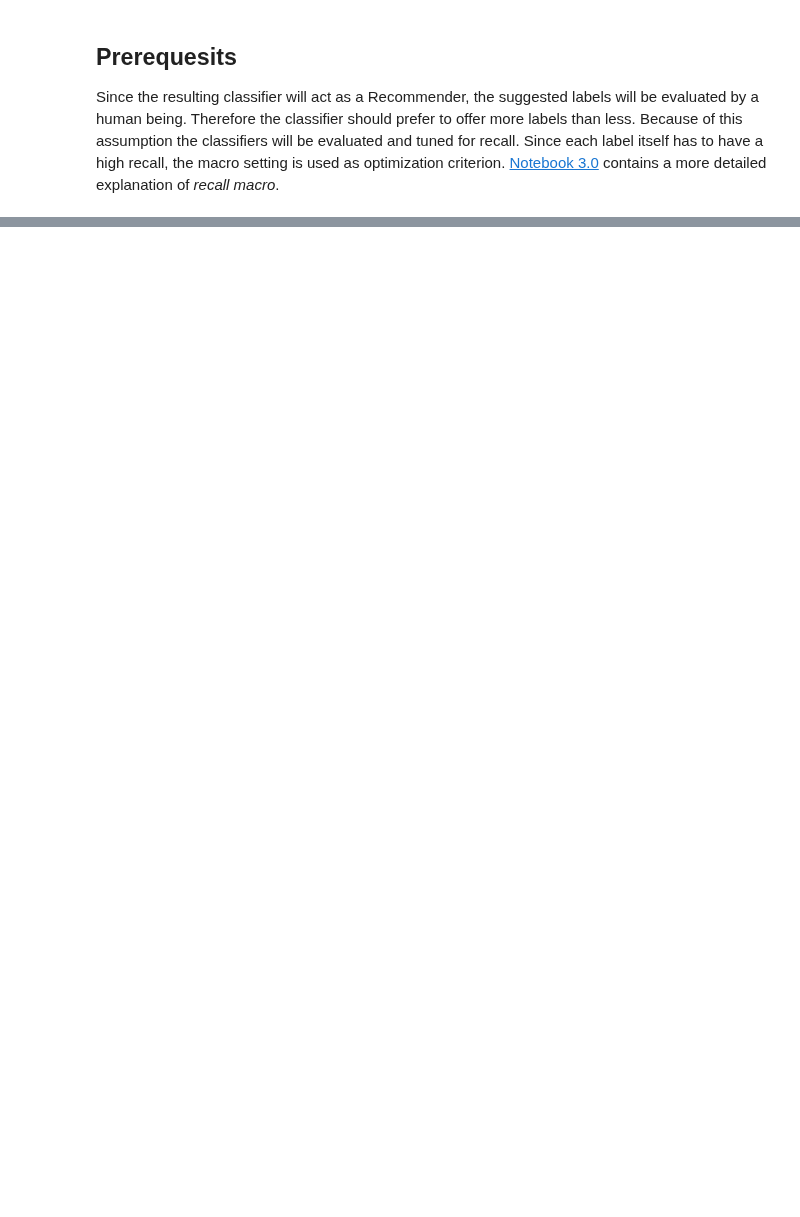
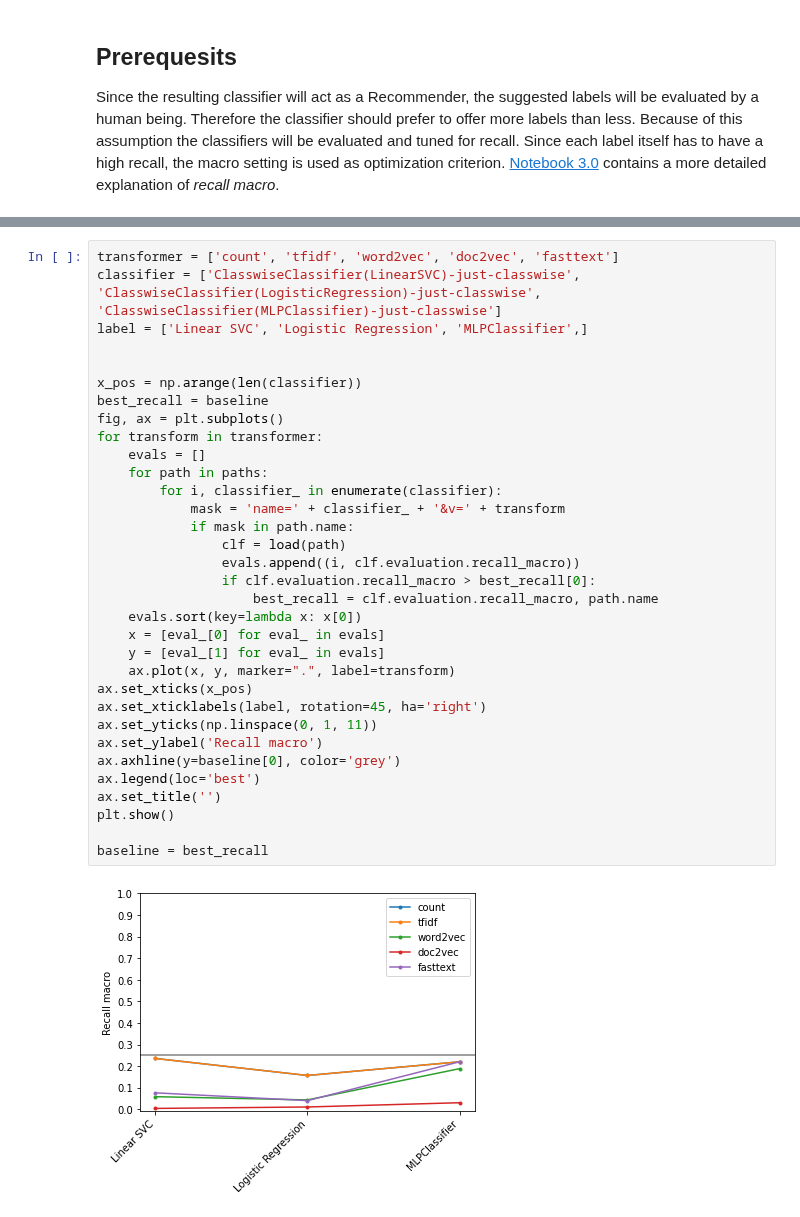
Before and after one commit to gefei-htw/academia_tag_recommender, a Jupyter notebook: notebooks/5.0-me-performance-comparison.ipynb, the cells around one changed output, grey strips where cells are left out. Drawn from its saved outputs; the diff is of its cells as text; blank space fills up the shorter version.

```diff
--- a/notebooks/5.0-me-performance-comparison.ipynb
+++ b/notebooks/5.0-me-performance-comparison.ipynb
@@ -40,0 +122,35 @@ Since the resulting classifier will act as a Recommender, the suggested labels w
+# %%
+transformer = ['count', 'tfidf', 'word2vec', 'doc2vec', 'fasttext']
+classifier = ['ClasswiseClassifier(LinearSVC)-just-classwise', 'ClasswiseClassifier(LogisticRegression)-just-classwise', 'ClasswiseClassifier(MLPClassifier)-just-classwise']
+label = ['Linear SVC', 'Logistic Regression', 'MLPClassifier',]
+
+
+x_pos = np.arange(len(classifier))
+best_recall = baseline
+fig, ax = plt.subplots()
+for transform in transformer:
+    evals = []
+    for path in paths:
+        for i, classifier_ in enumerate(classifier):
+            mask = 'name=' + classifier_ + '&v=' + transform
+            if mask in path.name:
+                clf = load(path)
+                evals.append((i, clf.evaluation.recall_macro))
+                if clf.evaluation.recall_macro > best_recall[0]:
+                    best_recall = clf.evaluation.recall_macro, path.name
+    evals.sort(key=lambda x: x[0])
+    x = [eval_[0] for eval_ in evals]
+    y = [eval_[1] for eval_ in evals]
+    ax.plot(x, y, marker=".", label=transform)
+ax.set_xticks(x_pos)
+ax.set_xticklabels(label, rotation=45, ha='right')
+ax.set_yticks(np.linspace(0, 1, 11))
+ax.set_ylabel('Recall macro')
+ax.axhline(y=baseline[0], color='grey')
+ax.legend(loc='best')
+ax.set_title('')
+plt.show()
+
+baseline = best_recall
+# %% [output]
+[figure, added]
```
Also changed, not shown: parts of 27 cells of this notebook.
